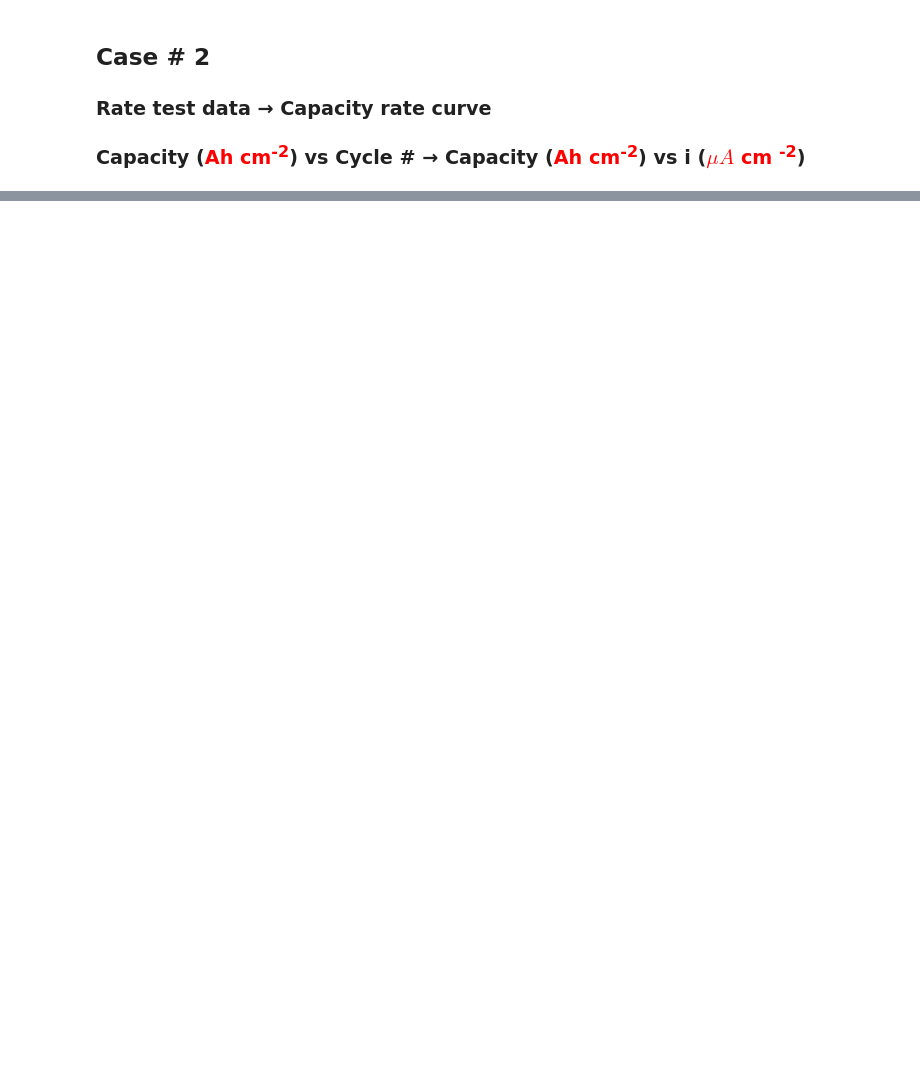
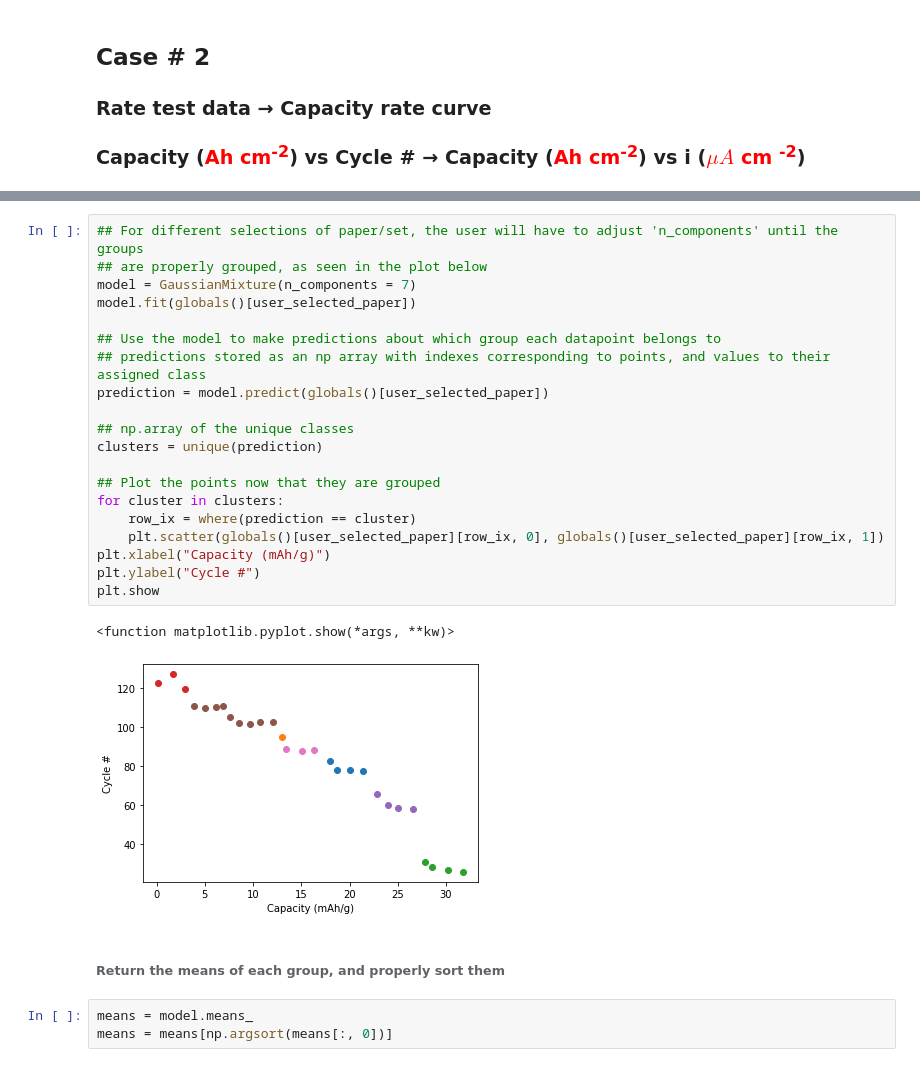
Before and after one commit to BatteryDesign/BatteryRateCap, a Jupyter notebook: Demo/Data_Conversion.ipynb, the cells around one changed output, grey strips where cells are left out. Drawn from its saved outputs; the diff is of its cells as text; blank space fills up the shorter version.

```diff
--- a/Demo/Data_Conversion.ipynb
+++ b/Demo/Data_Conversion.ipynb
@@ -99,0 +208,28 @@ saved succesfully to~/capstone_spring_2021/3DLi-ionbattery/Demo/Excelfile_ex.xls
+# %%
+## For different selections of paper/set, the user will have to adjust 'n_components' until the groups
+## are properly grouped, as seen in the plot below
+model = GaussianMixture(n_components = 7)
+model.fit(globals()[user_selected_paper])
+
+## Use the model to make predictions about which group each datapoint belongs to
+## predictions stored as an np array with indexes corresponding to points, and values to their assigned class
+prediction = model.predict(globals()[user_selected_paper])
+
+## np.array of the unique classes
+clusters = unique(prediction)
+
+## Plot the points now that they are grouped
+for cluster in clusters:
+    row_ix = where(prediction == cluster)
+    plt.scatter(globals()[user_selected_paper][row_ix, 0], globals()[user_selected_paper][row_ix, 1])
+plt.xlabel("Capacity (mAh/g)")
+plt.ylabel("Cycle #")
+plt.show
+# %% [output]
+<function matplotlib.pyplot.show(*args, **kw)>
+[figure, added]
+# %% [markdown]
+###### Return the means of each group, and properly sort them
+# %%
+means = model.means_
+means = means[np.argsort(means[:, 0])]
```
Also changed, not shown: parts of 27 cells of this notebook.
